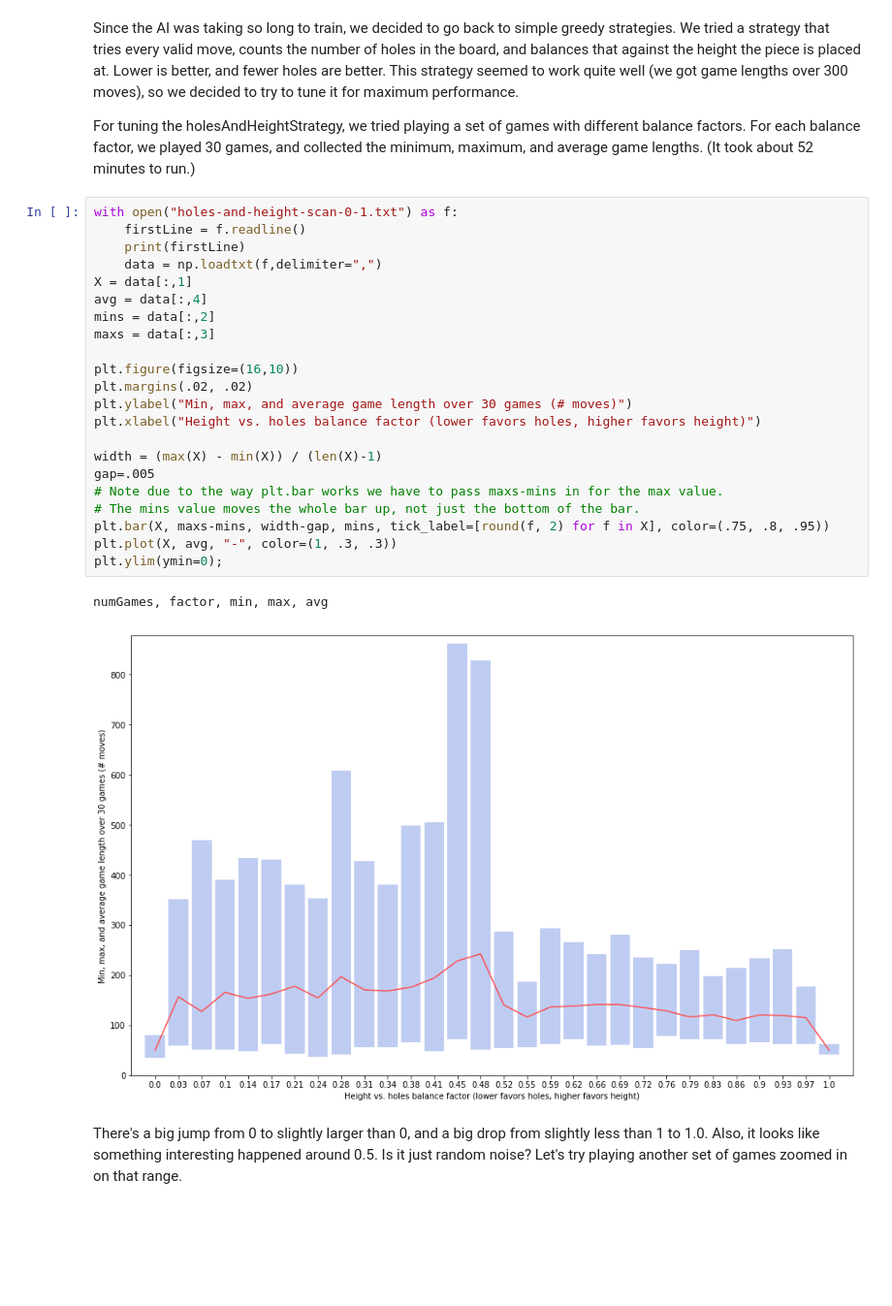
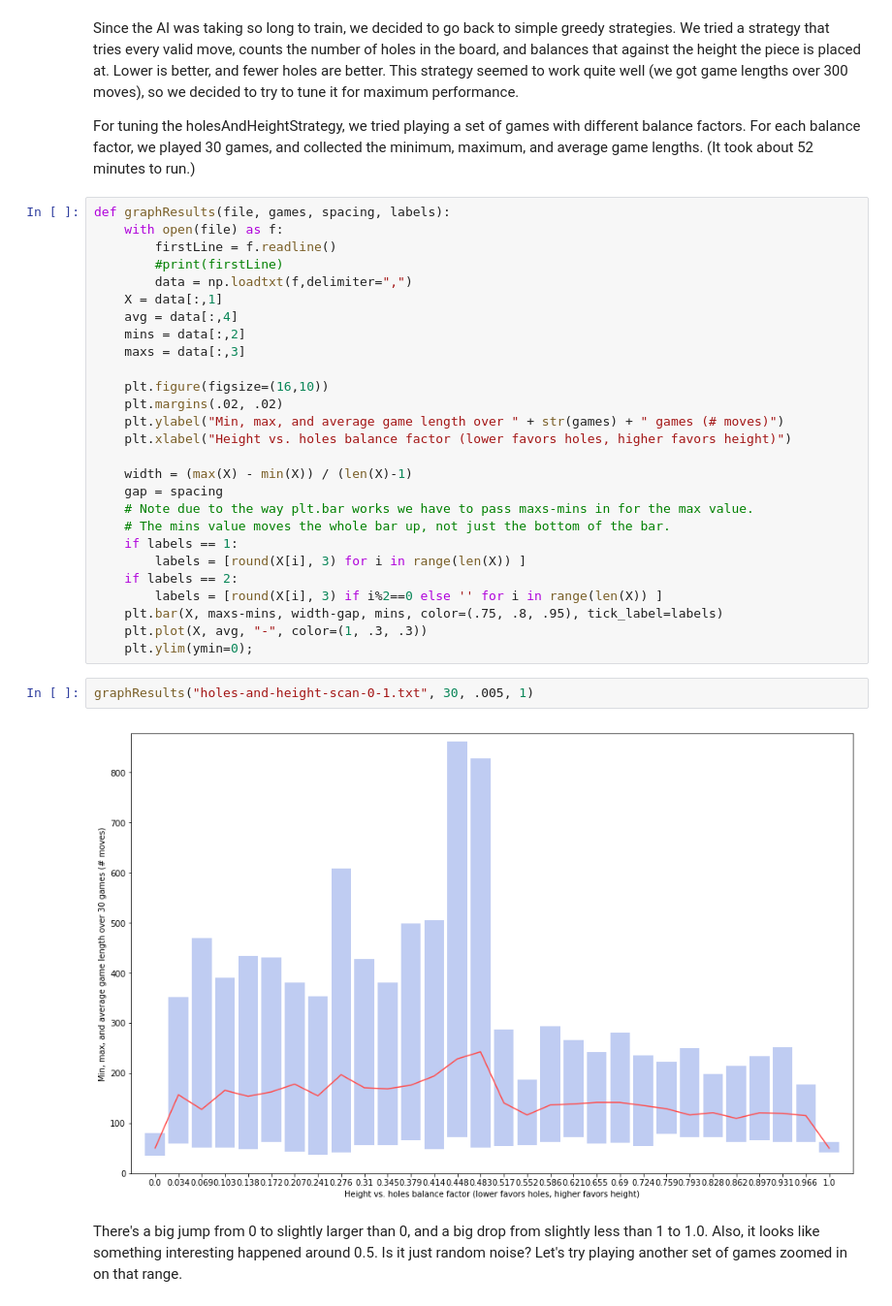
Before and after one commit to josephgriffith/Tetris-AI-Project, a Jupyter notebook: Project Report.ipynb, the cells around one changed output. Shown at 97% size. Saved outputs shown, nothing was run; the diff lists cells and outputs as text; blank space fills up the shorter version.

Commit message:
ran some more data, added some words to report

```diff
--- a/Project Report.ipynb
+++ b/Project Report.ipynb
@@ -167,29 +177,35 @@ Since the AI was taking so long to train, we decided to go back to simple greedy
 
 For tuning the holesAndHeightStrategy, we tried playing a set of games with different balance factors.  For each balance factor, we played 30 games, and collected the minimum, maximum, and average game lengths.  (It took about 52 minutes to run.)
 # %%
-with open("holes-and-height-scan-0-1.txt") as f:
-    firstLine = f.readline()
-    print(firstLine)
-    data = np.loadtxt(f,delimiter=",")
-X = data[:,1]
-avg = data[:,4]
-mins = data[:,2]
-maxs = data[:,3]
+def graphResults(file, games, spacing, labels):
+    with open(file) as f:
+        firstLine = f.readline()
+        #print(firstLine)
+        data = np.loadtxt(f,delimiter=",")
+    X = data[:,1]
+    avg = data[:,4]
+    mins = data[:,2]
+    maxs = data[:,3]
 
-plt.figure(figsize=(16,10))
-plt.margins(.02, .02)
-plt.ylabel("Min, max, and average game length over 30 games (# moves)")
-plt.xlabel("Height vs. holes balance factor (lower favors holes, higher favors height)")
+    plt.figure(figsize=(16,10))
+    plt.margins(.02, .02)
+    plt.ylabel("Min, max, and average game length over " + str(games) + " games (# moves)")
+    plt.xlabel("Height vs. holes balance factor (lower favors holes, higher favors height)")
 
-width = (max(X) - min(X)) / (len(X)-1)
-gap=.005
-# Note due to the way plt.bar works we have to pass maxs-mins in for the max value.
-# The mins value moves the whole bar up, not just the bottom of the bar.
-plt.bar(X, maxs-mins, width-gap, mins, tick_label=[round(f, 2) for f in X], color=(.75, .8, .95))
-plt.plot(X, avg, "-", color=(1, .3, .3))
-plt.ylim(ymin=0);
+    width = (max(X) - min(X)) / (len(X)-1)
+    gap = spacing
+    # Note due to the way plt.bar works we have to pass maxs-mins in for the max value.
+    # The mins value moves the whole bar up, not just the bottom of the bar.
+    if labels == 1:
+        labels = [round(X[i], 3) for i in range(len(X)) ]
+    if labels == 2:
+        labels = [round(X[i], 3) if i%2==0 else '' for i in range(len(X)) ]
+    plt.bar(X, maxs-mins, width-gap, mins, color=(.75, .8, .95), tick_label=labels)
+    plt.plot(X, avg, "-", color=(1, .3, .3))
+    plt.ylim(ymin=0);
-# %% [output]
-numGames, factor, min, max, avg
-[figure, removed]
+# %%
+graphResults("holes-and-height-scan-0-1.txt", 30, .005, 1)
+# %% [output]
+[figure, added]
 # %% [markdown]
 There's a big jump from 0 to slightly larger than 0, and a big drop from slightly less than 1 to 1.0.  Also, it looks like something interesting happened around 0.5.  Is it just random noise?  Let's try playing another set of games zoomed in on that range.
```
Also changed, not shown: parts of 17 cells of this notebook, 4 other files.
